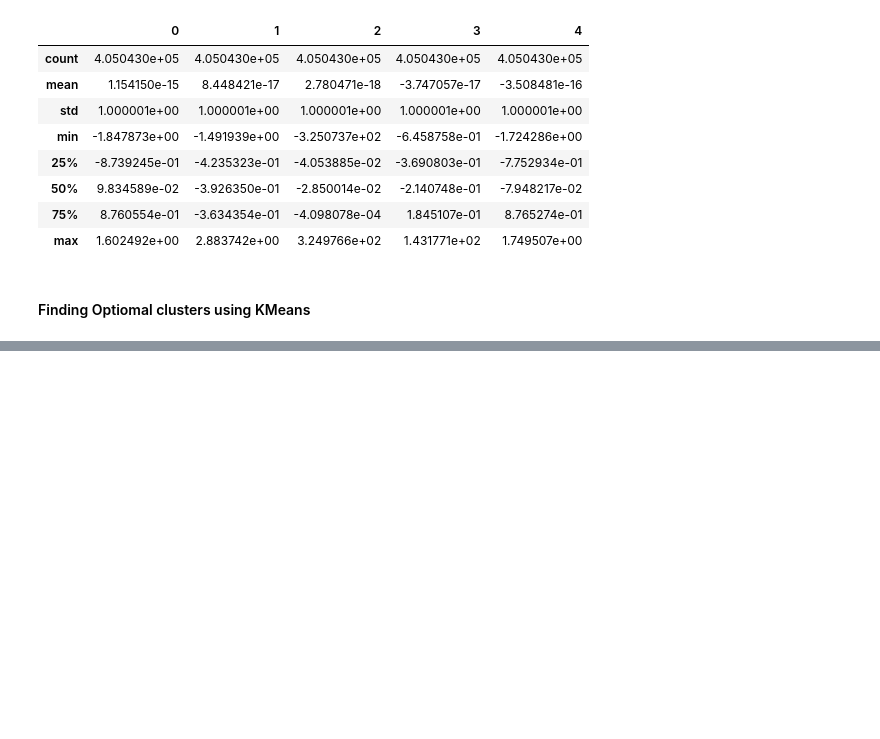
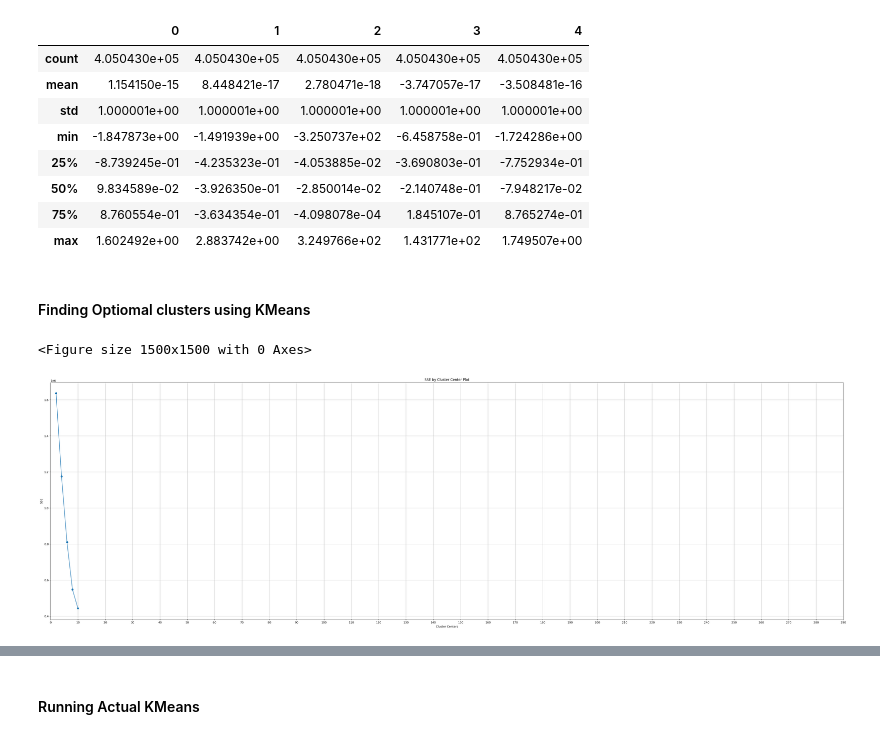
Before and after one commit to VenkateswaraT/sample, a Jupyter notebook: Untitled-1.ipynb, the cells around one changed output, grey strips where cells are left out. Saved outputs shown, nothing was run; the diff lists cells and outputs as text; code cells hidden in the pictures; blank space fills up the shorter version.

```diff
--- a/Untitled-1.ipynb
+++ b/Untitled-1.ipynb
@@ -130,4 +130,7 @@ centers, clusters, inertia = clustering.clustering_on_shipevents(ship_events=df_
 #### Finding Optiomal clusters using KMeans
 # %%
 %%time
-clustering.find_optimal_clusters_kmeans(data=df_stock, max_k=300, algo='KMeans', batch_size=100)
+clustering.find_optimal_clusters_kmeans(data=df_stock, max_k=10, algo='KMeans', batch_size=100)
+# %% [output]
+<Figure size 1500x1500 with 0 Axes>
+[figure, added]
@@ -133,0 +139,2 @@ clustering.find_optimal_clusters_kmeans(data=df_stock, max_k=300, algo='KMeans',
+# %% [markdown]
+#### Running Actual KMeans
```
Also changed, not shown: parts of 19 cells of this notebook.
